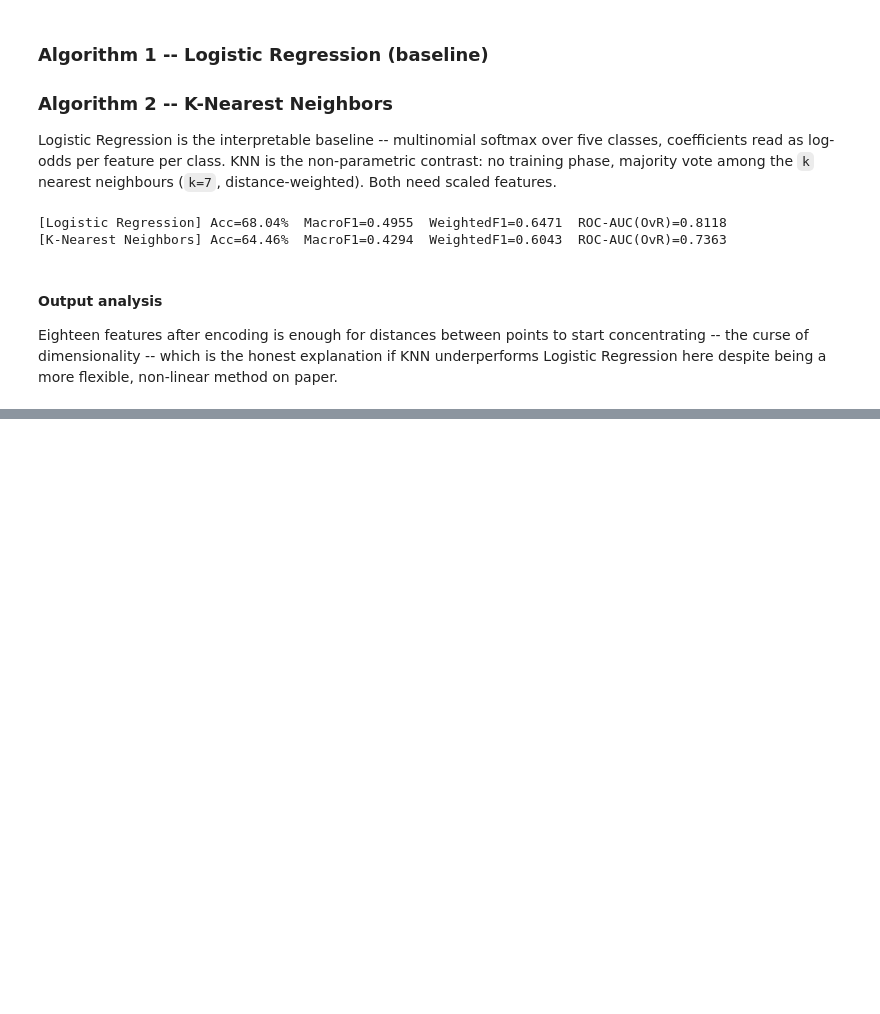
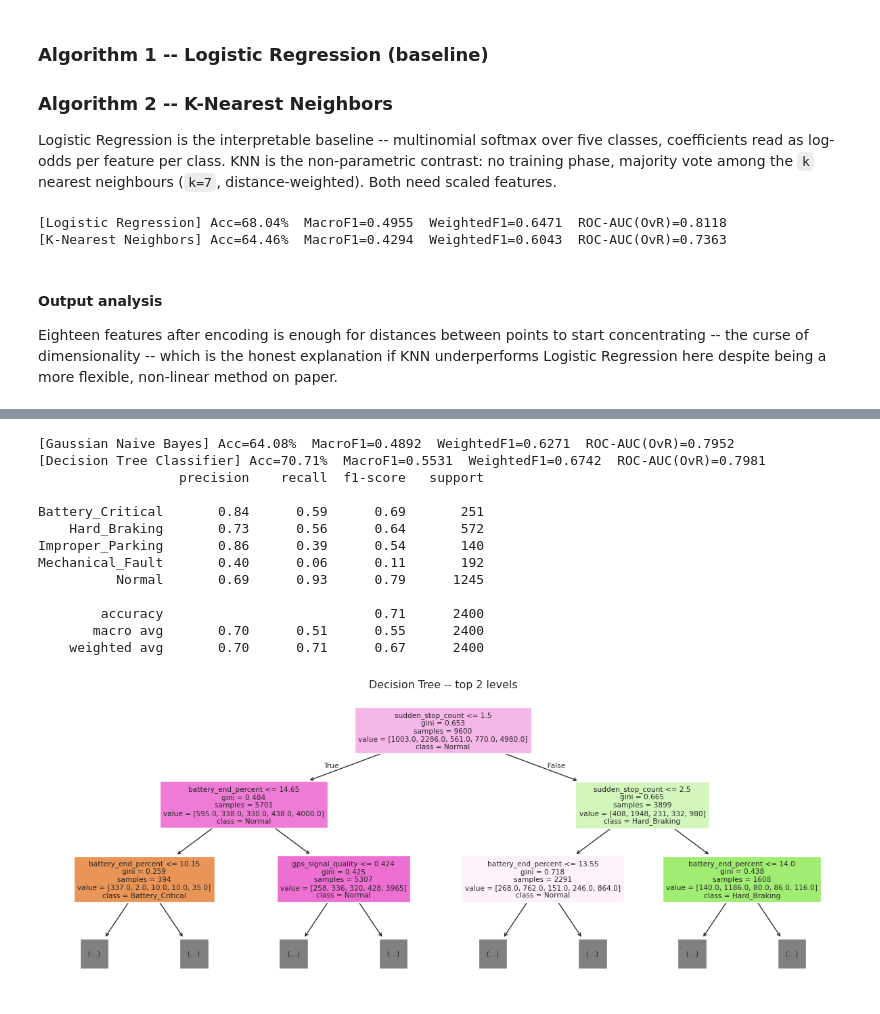
Before and after one commit to AskCoderr/MLCapstone, a Jupyter notebook: notebooks/classification.ipynb, the cells around one changed output, grey strips where cells are left out. Cells and saved outputs as stored; diff of their text form; code cells hidden in the pictures; blank space fills up the shorter version.

Commit message:
Add Gaussian Naive Bayes and Decision Tree with tree visualisation

```diff
--- a/notebooks/classification.ipynb
+++ b/notebooks/classification.ipynb
@@ -378,0 +384,39 @@ Eighteen features after encoding is enough for distances between points to start
+# %%
+gnb = GaussianNB()
+gnb.fit(X_train_clf_scaled, y_train_clf)
+pred_gnb = gnb.predict(X_test_clf_scaled)
+proba_gnb = gnb.predict_proba(X_test_clf_scaled)
+eval_clf('Gaussian Naive Bayes', y_test_clf, pred_gnb, proba_gnb)
+clf_trained_models['Gaussian Naive Bayes'] = gnb
+clf_uses_scaled['Gaussian Naive Bayes'] = True
+
+dt_clf = DecisionTreeClassifier(max_depth=8, criterion='gini', random_state=42)
+dt_clf.fit(X_train_clf, y_train_clf)
+pred_dt = dt_clf.predict(X_test_clf)
+proba_dt = dt_clf.predict_proba(X_test_clf)
+eval_clf('Decision Tree Classifier', y_test_clf, pred_dt, proba_dt)
+clf_trained_models['Decision Tree Classifier'] = dt_clf
+clf_uses_scaled['Decision Tree Classifier'] = False
+
+plt.figure(figsize=(16, 6))
+plot_tree(dt_clf, max_depth=2, feature_names=X_train_clf.columns, class_names=class_names,
+          filled=True, fontsize=8)
+plt.title("Decision Tree -- top 2 levels")
+plt.show()
+
+print(classification_report(y_test_clf, pred_dt, target_names=class_names, zero_division=0))
+# %% [output]
+[Gaussian Naive Bayes] Acc=64.08%  MacroF1=0.4892  WeightedF1=0.6271  ROC-AUC(OvR)=0.7952
+[Decision Tree Classifier] Acc=70.71%  MacroF1=0.5531  WeightedF1=0.6742  ROC-AUC(OvR)=0.7981
+                  precision    recall  f1-score   support
+
+Battery_Critical       0.84      0.59      0.69       251
+    Hard_Braking       0.73      0.56      0.64       572
+Improper_Parking       0.86      0.39      0.54       140
+Mechanical_Fault       0.40      0.06      0.11       192
+          Normal       0.69      0.93      0.79      1245
+
+        accuracy                           0.71      2400
+       macro avg       0.70      0.51      0.55      2400
+    weighted avg       0.70      0.71      0.67      2400
+[figure, added]
```
Also changed, not shown: parts of 2 cells of this notebook.
